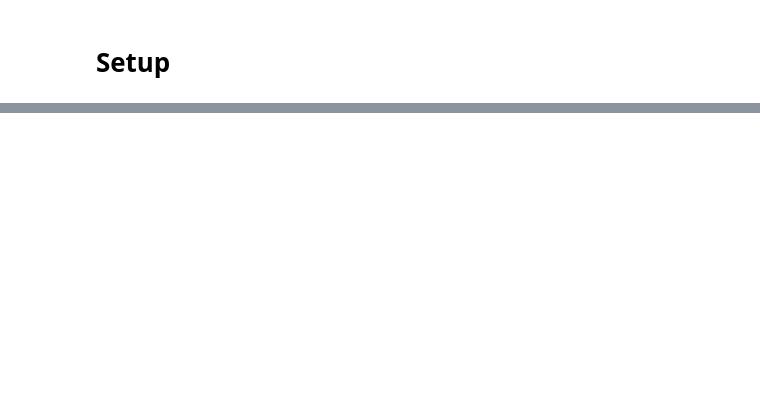
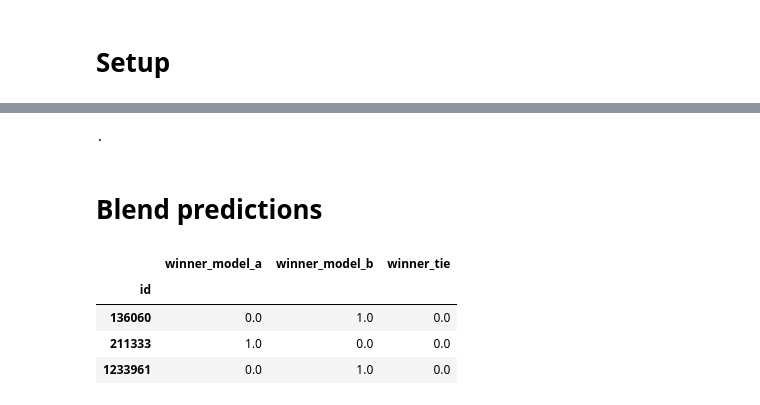
Before and after one commit to daichisaito-cs/LMSYS, a Jupyter notebook: LMSYS_v2.ipynb, the cells around one changed output, grey strips where cells are left out. Drawn from its saved outputs; the diff is of its cells as text; code cells hidden in the pictures; blank space fills up the shorter version.

```diff
--- a/LMSYS_v2.ipynb
+++ b/LMSYS_v2.ipynb
@@ -67,0 +524,49 @@ drive  input  sample_data
+# %%
+lgb_models = pickle.load(open(os.path.join(INPUT, 'lsys-models-4/') + 'lgb_models.pkl', 'rb'))
+# %%
+if INFER and params.get('n_lgb', 1) > 0:
+    df = test
+    yps = []; b = 1000
+    for i in range(0, len(df), b):
+        arr = get_features(df.iloc[i: i + b])
+        ypms = []
+        for model in lgb_models:
+            ypms.append(model.predict_proba(arr))
+        yps.append(np.stack(ypms).mean(0))
+        print('.', end = '')
+
+        if len(yps) % 2 == 0:
+            gc.collect()
+    print()
+
+    yp = np.concatenate(yps)
+# %% [output]
+.
+# %%
+lgb_preds = yp
+# %% [markdown]
+# Blend predictions
+# %%
+lgb_wt = 0.3
+preds = lgb_wt * lgb_preds + (1 - lgb_wt) * llama_preds
+# %%
+import numpy as np
+
+# 確率値からone-hotベクトルへの変換
+one_hot_preds = np.zeros_like(preds)
+one_hot_preds[np.arange(len(preds)), preds.argmax(1)] = 1
+
+# %%
+# one_hot_predsをDataFrameに変換して出力する例
+out_one_hot = pd.DataFrame(one_hot_preds, index=df.id, columns=train.columns[-3:])
+display(out_one_hot.head())
+
+# %%
+# このDataFrameをCSVファイルに保存
+# out_one_hot.to_csv('submission.csv')
+# %% [output]
+|  | winner_model_a | winner_model_b | winner_tie |
+| id |  |  |  |
+| 136060 | 0.0 | 1.0 | 0.0 |
+| 211333 | 1.0 | 0.0 | 0.0 |
+| 1233961 | 0.0 | 1.0 | 0.0 |
```
Also changed, not shown: parts of 43 cells of this notebook.
